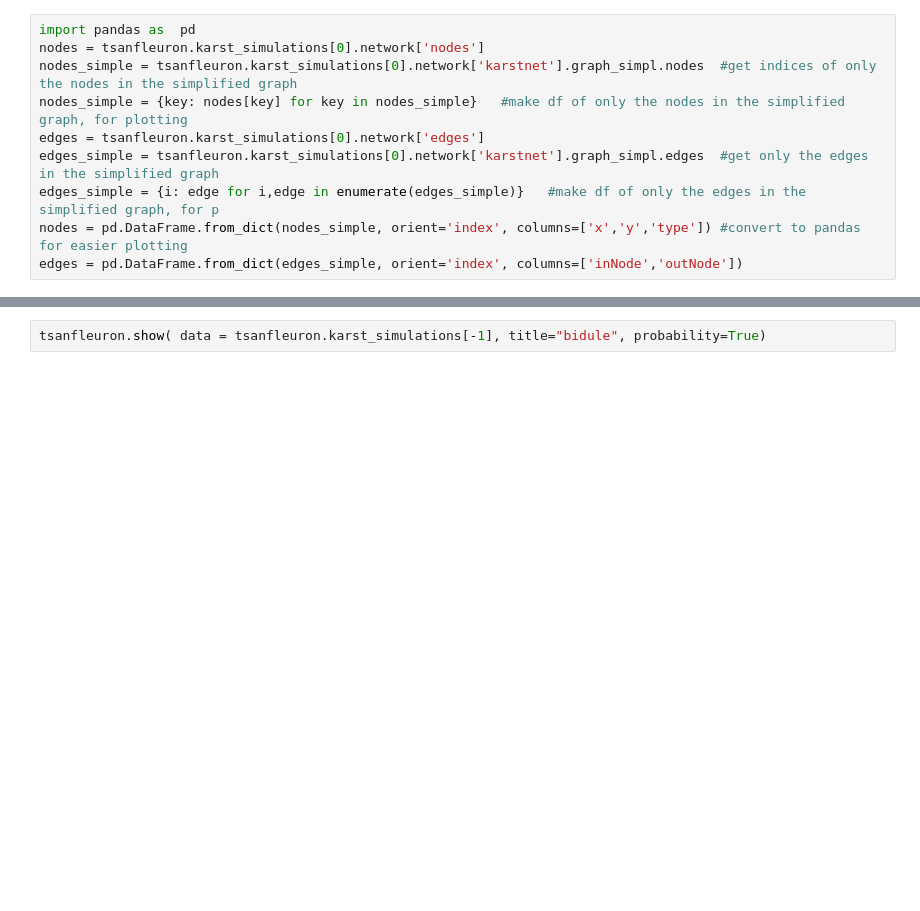
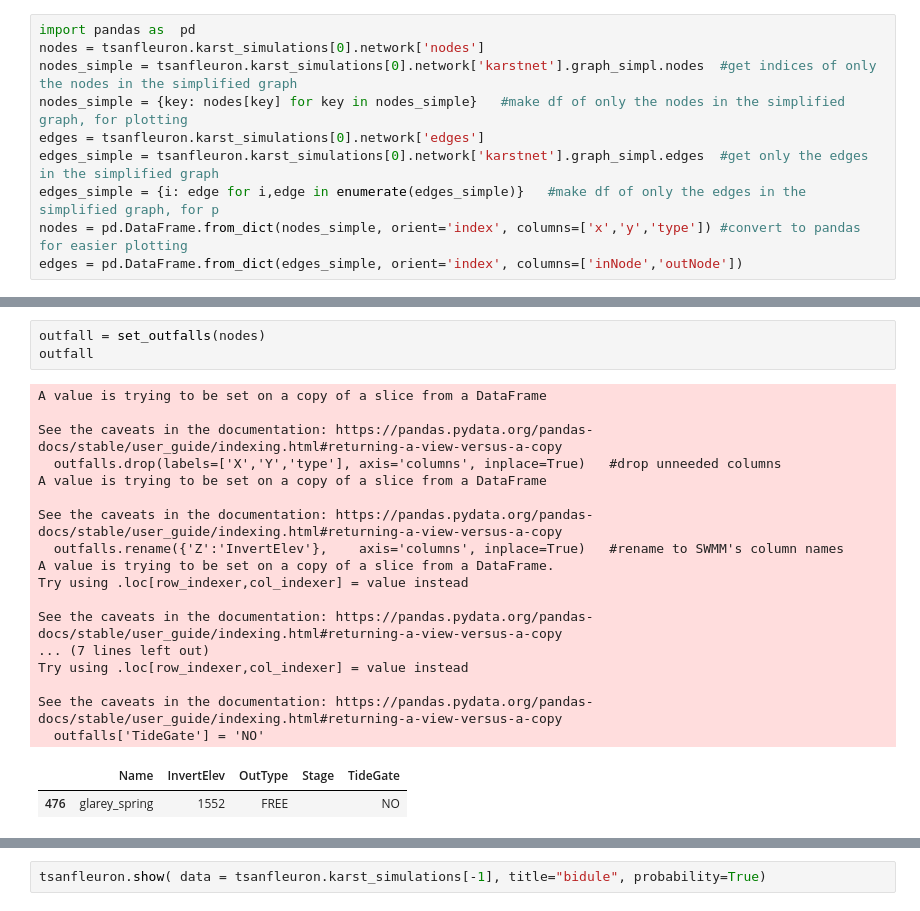
Before and after one commit to randlab/pyKasso, a Jupyter notebook: notebooks/inputs/tsanfleuron/scripts/example_02_Tsanfleuron.ipynb, the cells around one changed output, grey strips where cells are left out. Drawn from its saved outputs; the diff is of its cells as text; blank space fills up the shorter version.

```diff
--- a/notebooks/inputs/tsanfleuron/scripts/example_02_Tsanfleuron.ipynb
+++ b/notebooks/inputs/tsanfleuron/scripts/example_02_Tsanfleuron.ipynb
@@ -236,0 +137,23 @@ def sks2swmm(nodes_file, links_file, spring_file=None, dim=3, simplify=True, spr
+# %%
+outfall = set_outfalls(nodes)
+outfall
+# %% [output]
+A value is trying to be set on a copy of a slice from a DataFrame
+
+See the caveats in the documentation: https://pandas.pydata.org/pandas-docs/stable/user_guide/indexing.html#returning-a-view-versus-a-copy
+  outfalls.drop(labels=['X','Y','type'], axis='columns', inplace=True)   #drop unneeded columns
+A value is trying to be set on a copy of a slice from a DataFrame
+
+See the caveats in the documentation: https://pandas.pydata.org/pandas-docs/stable/user_guide/indexing.html#returning-a-view-versus-a-copy
+  outfalls.rename({'Z':'InvertElev'},    axis='columns', inplace=True)   #rename to SWMM's column names
+A value is trying to be set on a copy of a slice from a DataFrame.
+Try using .loc[row_indexer,col_indexer] = value instead
+
+See the caveats in the documentation: https://pandas.pydata.org/pandas-docs/stable/user_guide/indexing.html#returning-a-view-versus-a-copy
+... (7 lines left out)
+Try using .loc[row_indexer,col_indexer] = value instead
+
+See the caveats in the documentation: https://pandas.pydata.org/pandas-docs/stable/user_guide/indexing.html#returning-a-view-versus-a-copy
+  outfalls['TideGate'] = 'NO'
+|  | Name | InvertElev | OutType | Stage | TideGate |
+| 476 | glarey_spring | 1552 | FREE |  | NO |
```
Also changed, not shown: parts of 10 cells of this notebook, 9 other files.
